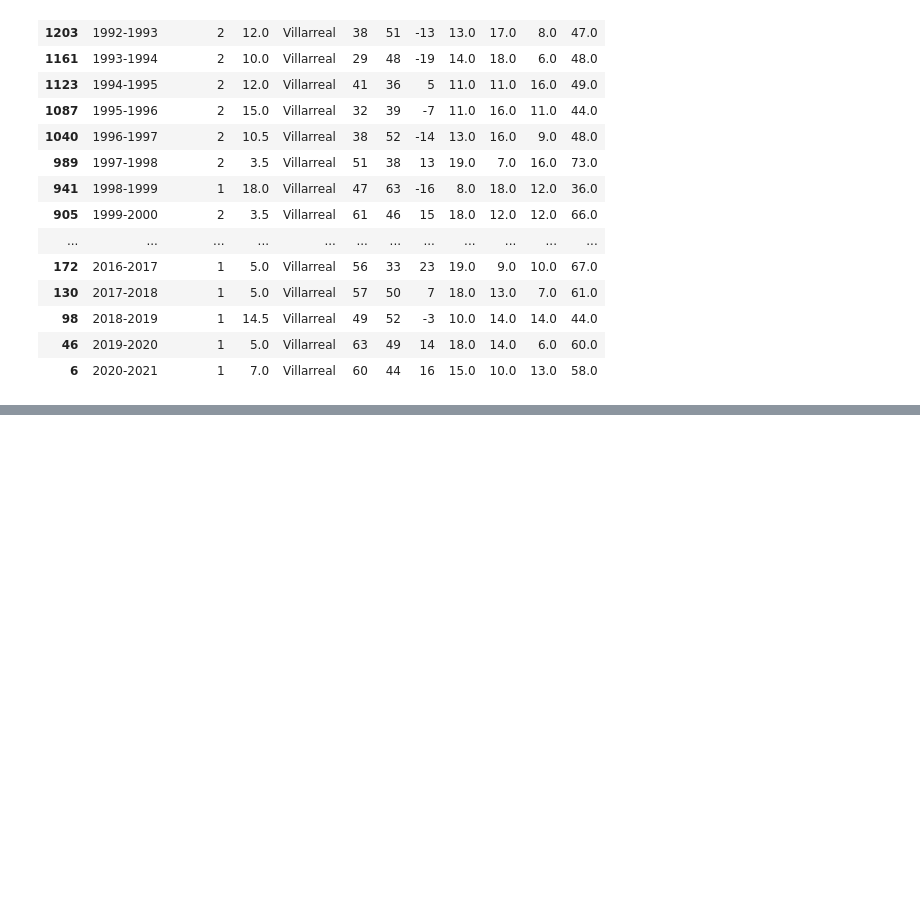
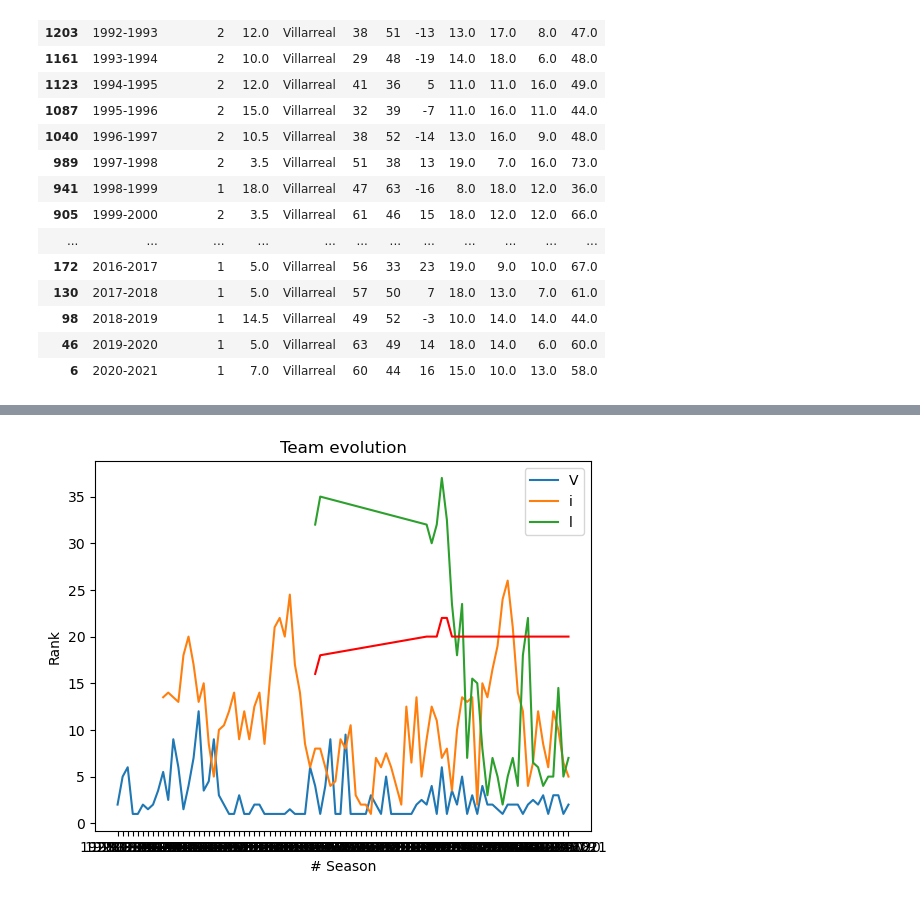
Before and after one commit to tinchit0/la-quiniela, a Jupyter notebook: analysis/LaLigaDataAnalysis.ipynb, the cells around one changed output, grey strips where cells are left out. Saved outputs shown, nothing was run; the diff lists cells and outputs as text; code cells hidden in the pictures; blank space fills up the shorter version.

```diff
--- a/analysis/LaLigaDataAnalysis.ipynb
+++ b/analysis/LaLigaDataAnalysis.ipynb
@@ -424,0 +439,30 @@ Name: count, dtype: float64
+# %%
+# FUNCTION
+
+def ranking_evolution(*teams):
+
+    for team in teams:
+
+        df_new = df_result.loc[df_result["team"] == team].sort_values("season")
+        df_new.loc[df_new["division"] == 2]["season"].values
+        teams_count = df_result.loc[df_result["division"] == 1]["season"].value_counts()[df_new.loc[df_new["division"] == 2]["season"].values]
+        #Esto es el número de equipos de primera división de cada temporada
+        teams_count
+
+        #Estas son las temporadas de segunda división que hay que modificar
+        for season in df_new.loc[df_new["division"] == 2]["season"].values:
+            df_new.loc[df_new["season"] == season, "rank"] = df_new.loc[df_new["season"] == season, "rank"] + teams_count[season]
+
+        teams1 = df_result.loc[df_result["division"] == 1]["season"].value_counts()[df_new.loc[df_new["team"] == team]["season"].values].values
+
+        plt.plot(df_new["season"].values, df_new["rank"].values)
+        plt.xlabel("# Season")
+        plt.ylabel("Rank")
+        plt.legend(team)
+    plt.title("Team evolution")
+    plt.plot(df_new["season"].values, teams1, color="red")
+    plt.show()
+# %%
+ranking_evolution("Real Madrid", "Real Sociedad", "Villarreal")
+# %% [output]
+[figure, added]
```
Also changed, not shown: parts of 1 cell of this notebook.
